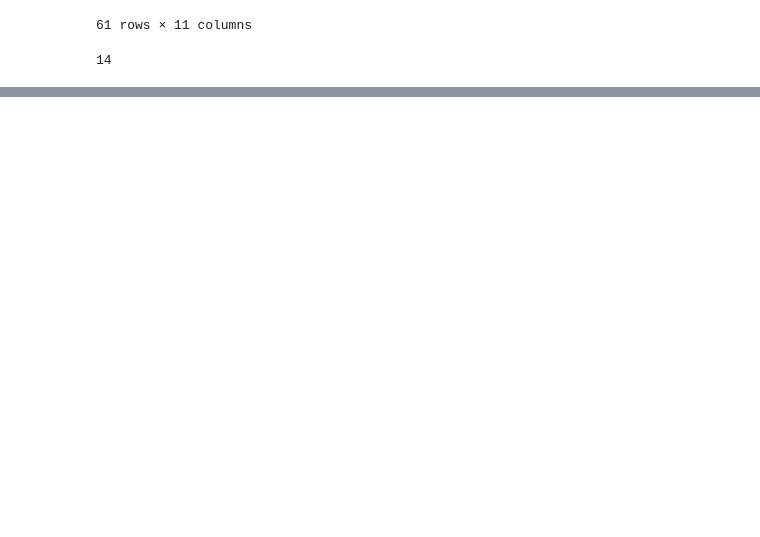
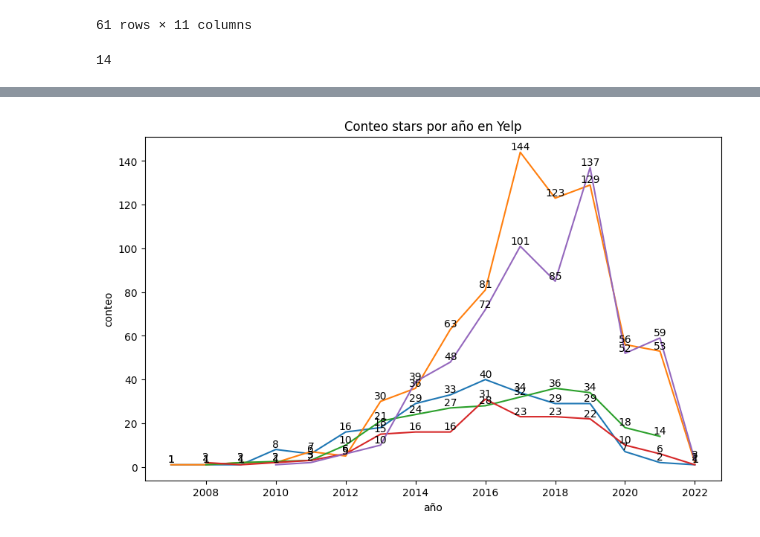
Before and after one commit to JohannaRangel/FinalProject_YelpGoogleMaps, a Jupyter notebook: notebooks/ETL_Yelp.ipynb, the cells around one changed output, grey strips where cells are left out. Drawn from its saved outputs; the diff is of its cells as text; code cells hidden in the pictures; blank space fills up the shorter version.

Commit message:
Gráficos stars y rating
Se elaboran gráficos para saber la distribución de las calificaciones sobre las reviews de los datasets de Yelp y Google

```diff
--- a/notebooks/ETL_Yelp.ipynb
+++ b/notebooks/ETL_Yelp.ipynb
@@ -257,3 +242,4 @@ Name: business_id, Length: 61, dtype: object
 # %%
-dfreviews[dfreviews.business_id.isin(dfbusiness_filtrados_Ulta_Beauty.business_id)].value_counts(subset='stars')
+dfreviews_ulta_beauty=dfreviews[dfreviews.business_id.isin(dfbusiness_filtrados_Ulta_Beauty.business_id)]
+dfreviews_ulta_beauty.head()
 # %% [output]
@@ -277,4 +252,4 @@ dfreviews_ultra_beauty.head()
 # %%
-dfreviews_ultra_beauty.loc[:,'año']=dfreviews_ultra_beauty.date.dt.year
-dfreviews_ultra_beauty.head()
+dfreviews_ulta_beauty.loc[:,'año']=dfreviews_ulta_beauty.date.dt.year
+dfreviews_ulta_beauty.head()
 # %% [output]
@@ -285,4 +265,5 @@ dfreviews_ultra_beauty.head()
 | 39530 | K-U-mCXJSN30xYbT2sv_bA | e7QBhPDOWkkBFTi3_PINvA | fWMPbickerGWohPy2vDL5A | 4.0 | 0 | 0 | 1 | I went into the store today becau... | 2018-02-14 03:05:21 | 2018 |
 | 47905 | xYy6DVhLzwAYqRmkbw_bhQ | OxPwTirxr6jsthULWBAuZg | idP674ti6a8yg8z2xFcCgA | 1.0 | 0 | 0 | 0 | Based on other reviews I see I am... | 2018-06-11 16:15:38 | 2018 |
 # %%
-dfreviews_ultra_beauty.groupby(['año','stars']).count().to_csv('../datasets/csv/Y_stars_count_utlrabeauty.csv')
+dfreviews_ulta_beauty_conteo=dfreviews_ulta_beauty.groupby(['año','stars']).count()
+dfreviews_ulta_beauty_conteo.to_csv('../datasets/csv/Y_rating_count_ulta_beauty.csv')
@@ -288,0 +303,18 @@ dfreviews_ultra_beauty.groupby(['año','stars']).count().to_csv('../datasets/csv
+# %%
+grafica_stars_yelp=dfreviews_ulta_beauty_conteo['review_id'].reset_index(level='stars')
+# %%
+plt.figure(figsize=(10, 6))
+
+for a in grafica_stars_yelp['stars'].unique():
+    data = grafica_stars_yelp[grafica_stars_yelp['stars'] == a]
+    data['review_id'].plot()
+
+    for index, value in data['review_id'].items():
+        plt.text(index, value, str(value), ha='center', va='bottom')
+
+plt.title('Conteo stars por año en Yelp')
+plt.xlabel('año')
+plt.ylabel('conteo')
+plt.show()
+# %% [output]
+[figure, added]
```
Also changed, not shown: parts of 15 cells of this notebook.
